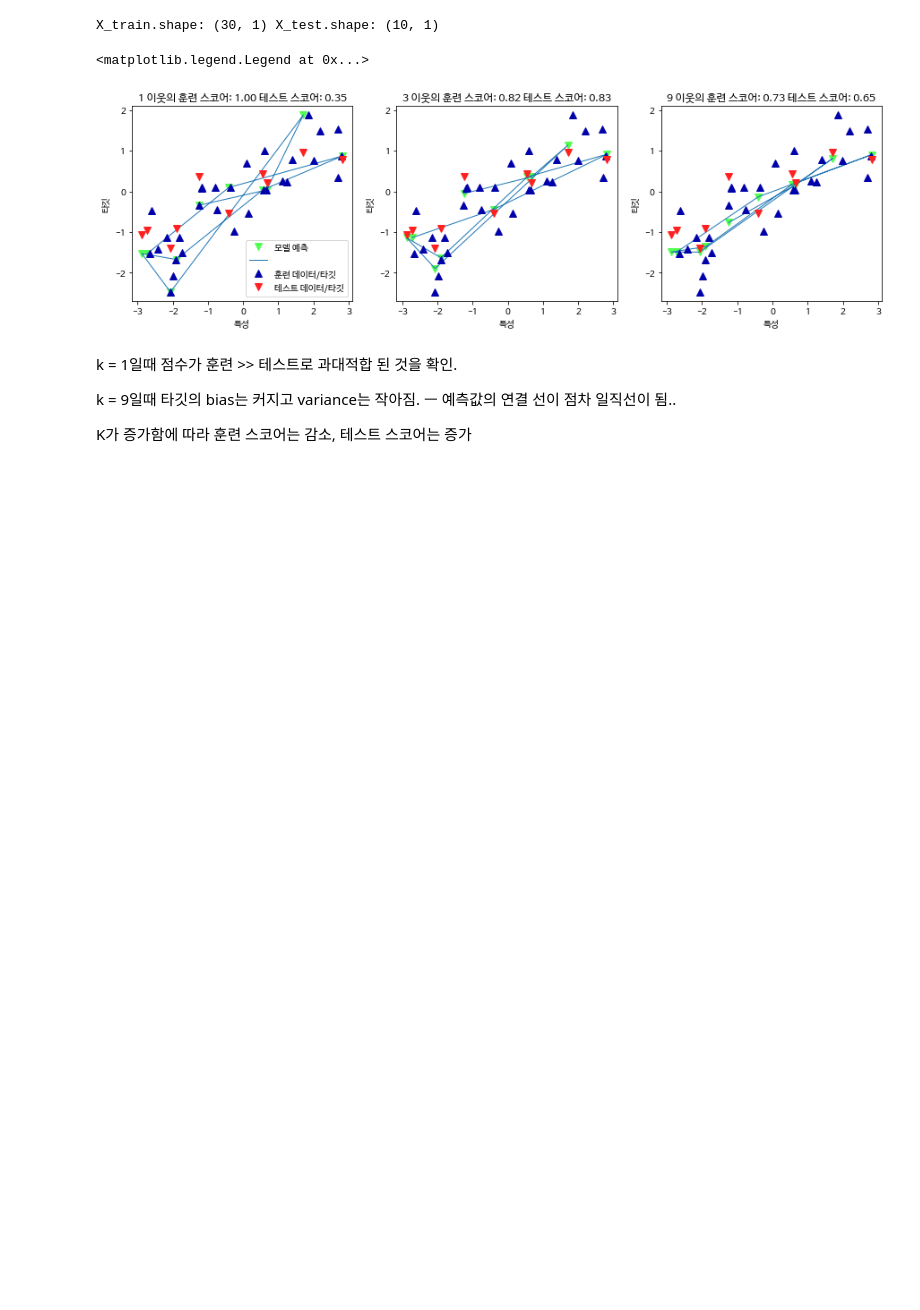
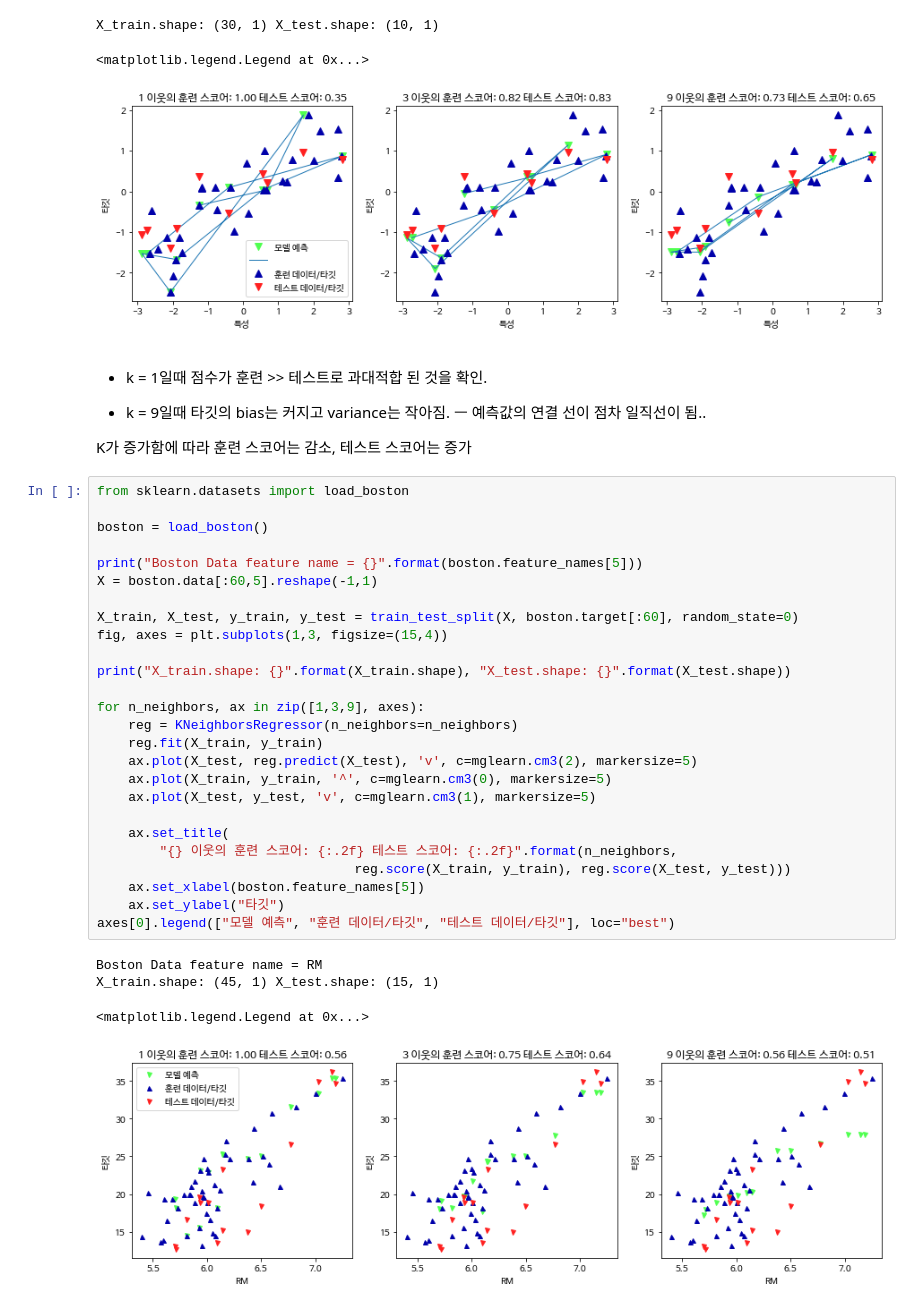
Before and after one commit to comet08/Machine_Learning, a Jupyter notebook: 3주차/KNN회귀.ipynb, the cells around one changed output. Cells and saved outputs as stored; diff of their text form; blank space fills up the shorter version.

```diff
--- a/3주차/KNN회귀.ipynb
+++ b/3주차/KNN회귀.ipynb
@@ -165,9 +168,40 @@ X_train.shape: (30, 1) X_test.shape: (10, 1)
 <matplotlib.legend.Legend at 0x...>
 [figure]
 # %% [markdown]
-k = 1일때 점수가 훈련 >> 테스트로 과대적합 된 것을 확인.
+- k = 1일때 점수가 훈련 >> 테스트로 과대적합 된 것을 확인.
 
-k = 9일때 타깃의 bias는 커지고 variance는 작아짐. ㅡ 예측값의 연결 선이 점차 일직선이 됨..
+- k = 9일때 타깃의 bias는 커지고 variance는 작아짐. ㅡ 예측값의 연결 선이 점차 일직선이 됨..
 
 
 K가 증가함에 따라 훈련 스코어는 감소,  테스트 스코어는 증가
+# %%
+from sklearn.datasets import load_boston
+
+boston = load_boston()
+
+print("Boston Data feature name = {}".format(boston.feature_names[5]))
+X = boston.data[:60,5].reshape(-1,1)
+
+X_train, X_test, y_train, y_test = train_test_split(X, boston.target[:60], random_state=0)
+fig, axes = plt.subplots(1,3, figsize=(15,4))
+
+print("X_train.shape: {}".format(X_train.shape), "X_test.shape: {}".format(X_test.shape))
+
+for n_neighbors, ax in zip([1,3,9], axes):
+    reg = KNeighborsRegressor(n_neighbors=n_neighbors)
+    reg.fit(X_train, y_train)
+    ax.plot(X_test, reg.predict(X_test), 'v', c=mglearn.cm3(2), markersize=5)
+    ax.plot(X_train, y_train, '^', c=mglearn.cm3(0), markersize=5)
+    ax.plot(X_test, y_test, 'v', c=mglearn.cm3(1), markersize=5)
+
+    ax.set_title(
+        "{} 이웃의 훈련 스코어: {:.2f} 테스트 스코어: {:.2f}".format(n_neighbors,
+                                 reg.score(X_train, y_train), reg.score(X_test, y_test)))
+    ax.set_xlabel(boston.feature_names[5])
+    ax.set_ylabel("타깃")
+axes[0].legend(["모델 예측", "훈련 데이터/타깃", "테스트 데이터/타깃"], loc="best")
+# %% [output]
+Boston Data feature name = RM
+X_train.shape: (45, 1) X_test.shape: (15, 1)
+<matplotlib.legend.Legend at 0x...>
+[figure, added]
```
Also changed, not shown: parts of 2 cells of this notebook, 3 other files.
